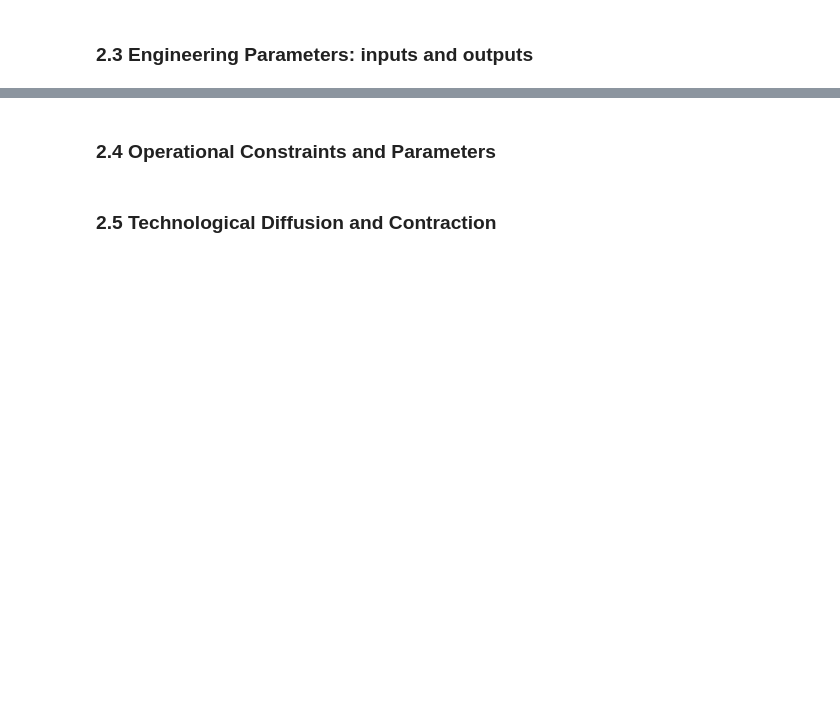
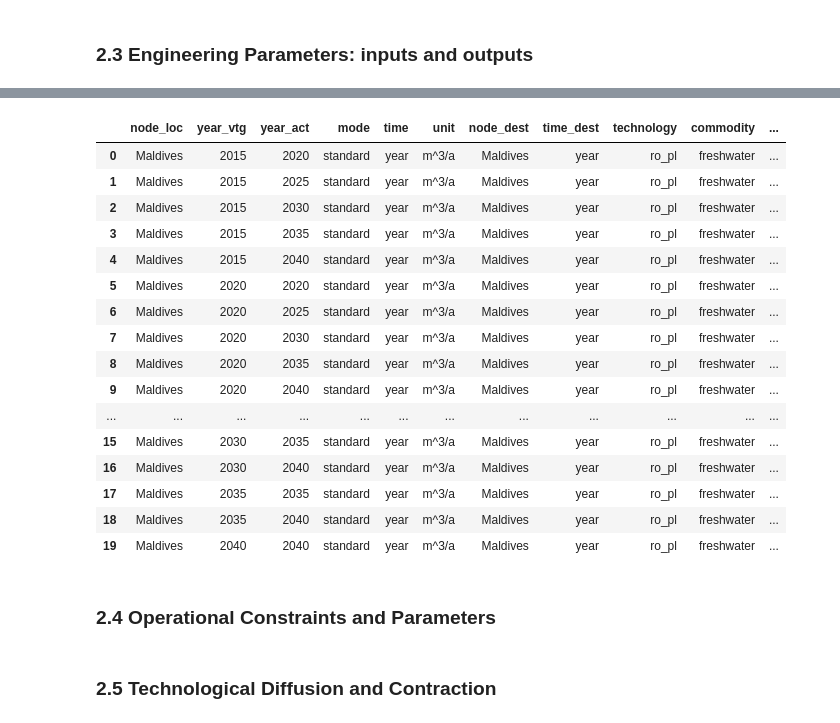
Before and after one commit to natiweber/Maldives, a Jupyter notebook: Maldives_baseline_3.5.ipynb, the cells around one changed output, grey strips where cells are left out. Saved outputs shown, nothing was run; the diff lists cells and outputs as text; code cells hidden in the pictures; blank space fills up the shorter version.

```diff
--- a/Maldives_baseline_3.5.ipynb
+++ b/Maldives_baseline_3.5.ipynb
@@ -181,14 +197,33 @@ swac_out = make_df(base_output, technology='swac', commodity='cooling',
 scenario.add_par('output', swac_out)
 # %%
 #secondary to useful w_tec
-
 #reverse osmosis - water demand (row)
 ro_in = make_df(base_input, technology='ro_pl', commodity='electricity',
-                  level='final', value=1., unit="MWa")
+                  level='final', value=1, unit="MWa/a")
 scenario.add_par('input', ro_in)
 ro_out = make_df(base_output, technology='ro_pl', commodity='freshwater',
-                   level='useful', value=0.1, unit="m^3a")
+                   level='useful', value=0.1 * 3600 * 8760, unit="m^3/a")   # 0.1 m^3/s = 0.1*3600 m^3/h = 0.1*3600*8760 m^3/a
 scenario.add_par('output', ro_out)
+# %%
+ro_out
+# %% [output]
+|  | node_loc | year_vtg | year_act | mode | time | unit | node_dest | time_dest | technology | commodity | ... |
+| 0 | Maldives | 2015 | 2020 | standard | year | m^3/a | Maldives | year | ro_pl | freshwater | ... |
+| 1 | Maldives | 2015 | 2025 | standard | year | m^3/a | Maldives | year | ro_pl | freshwater | ... |
+| 2 | Maldives | 2015 | 2030 | standard | year | m^3/a | Maldives | year | ro_pl | freshwater | ... |
+| 3 | Maldives | 2015 | 2035 | standard | year | m^3/a | Maldives | year | ro_pl | freshwater | ... |
+| 4 | Maldives | 2015 | 2040 | standard | year | m^3/a | Maldives | year | ro_pl | freshwater | ... |
+| 5 | Maldives | 2020 | 2020 | standard | year | m^3/a | Maldives | year | ro_pl | freshwater | ... |
+| 6 | Maldives | 2020 | 2025 | standard | year | m^3/a | Maldives | year | ro_pl | freshwater | ... |
+| 7 | Maldives | 2020 | 2030 | standard | year | m^3/a | Maldives | year | ro_pl | freshwater | ... |
+| 8 | Maldives | 2020 | 2035 | standard | year | m^3/a | Maldives | year | ro_pl | freshwater | ... |
+| 9 | Maldives | 2020 | 2040 | standard | year | m^3/a | Maldives | year | ro_pl | freshwater | ... |
+| ... | ... | ... | ... | ... | ... | ... | ... | ... | ... | ... | ... |
+| 15 | Maldives | 2030 | 2035 | standard | year | m^3/a | Maldives | year | ro_pl | freshwater | ... |
+| 16 | Maldives | 2030 | 2040 | standard | year | m^3/a | Maldives | year | ro_pl | freshwater | ... |
+| 17 | Maldives | 2035 | 2035 | standard | year | m^3/a | Maldives | year | ro_pl | freshwater | ... |
+| 18 | Maldives | 2035 | 2040 | standard | year | m^3/a | Maldives | year | ro_pl | freshwater | ... |
+| 19 | Maldives | 2040 | 2040 | standard | year | m^3/a | Maldives | year | ro_pl | freshwater | ... |
 # %%
 #dscd
 #deep seawater cooling and desalination - cooling demand (dscdc)
```
Also changed, not shown: parts of 43 cells of this notebook.
